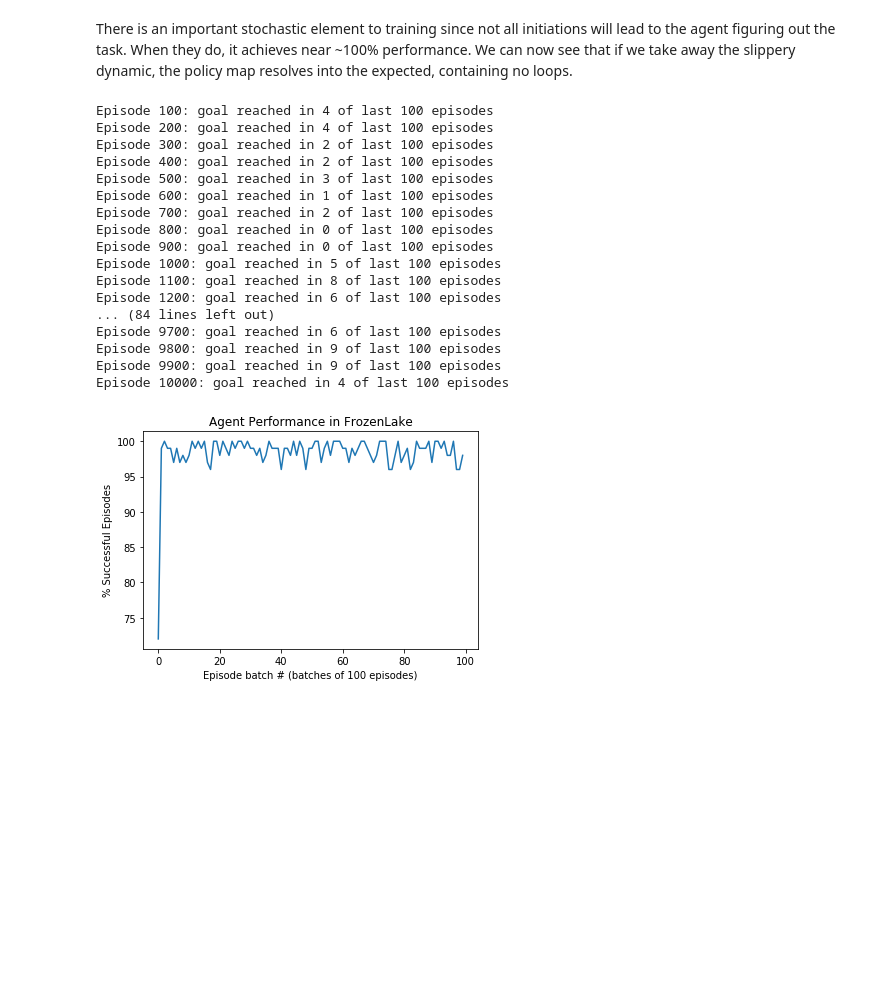
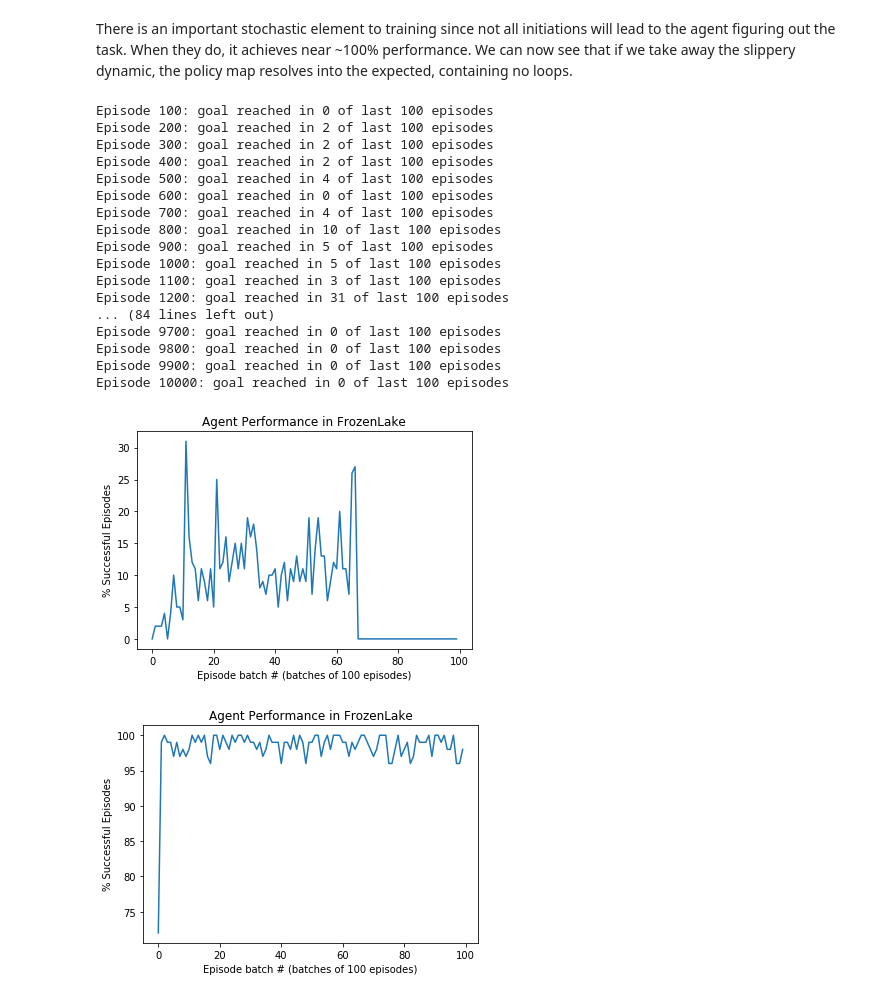
Before and after one commit to andrefmsmith/amsRL_openAIgym, a Jupyter notebook: AMS_FrozenLake.ipynb, the cells around one changed output. Saved outputs shown, nothing was run; the diff lists cells and outputs as text; code cells hidden in the pictures; blank space fills up the shorter version.

```diff
--- a/AMS_FrozenLake.ipynb
+++ b/AMS_FrozenLake.ipynb
@@ -53,14 +53,15 @@ We additionally define functions for selecting actions(**select_action**) and up
 class Agent:
 
     def __init__(self, nA, nS, epsilon=1, epsilon_decay = 0.5, min_epsilon = 0.001, alpha = 0.8,
-                 alpha_decay = 0.99, gamma = 0.95):
+                 alpha_decay = 0.99, gamma = 0.95, alpha_init = 0.8):
         self.nA = nA
         self.nS = nS
         self.Q = np.full((nS, nA), 0.01)
         self.epsilon = epsilon
         self.epsilon_decay = epsilon_decay
         self.min_epsilon = min_epsilon
-        self.alpha = alpha
+        self.alpha_init = alpha_init
+        self.alpha = alpha_init
         self.gamma = gamma
         self.alpha_decay = alpha_decay
 
@@ -81,7 +82,7 @@ class Agent:
             previous_Q = self.Q[state][actions[i]]
             self.Q[state][actions[i]] = previous_Q + self.alpha*(sum(rewards[i:]*discounts[:-(1+i)]) - previous_Q)
 # %%
-def interact_MC(env, agent, num_episodes, window = 100):
+def interact_MC(env, agent, num_episodes, window = 100, alpha_tune=False):
     windowed_rewards = []
     working_rewards = deque(maxlen=window)
     goals = 0
@@ -102,8 +103,8 @@ def interact_MC(env, agent, num_episodes, window = 100):
                 working_rewards.append(sum(ep_rewards))
                 if sum(ep_rewards) >=1:
                     goals += 1
-                if sum(ep_rewards) >= 1:
-                    agent.alpha = max(agent.alpha*0.99,0.02)
+                    if alpha_tune:
+                        agent.alpha = min(agent.alpha + 0.05*goals, 0.999)
                 break
 
         if i_episode % window ==0:
@@ -111,6 +112,7 @@ def interact_MC(env, agent, num_episodes, window = 100):
             if i_episode % (window)==0:
                 print('Episode {}: goal reached in {} of last {} episodes'.format(i_episode, goals, window))
                 goals = 0
+                #agent.alpha = 0.1
 
 
     return windowed_rewards, agent.Q
@@ -523,36 +525,42 @@ There is an important stochastic element to training since not all initiations w
 # %%
 env = gym.make('FrozenLake-v0', is_slippery=True)
 
 nA = env.action_space.n
 nS = env.observation_space.n
 MC_epsilon = 1
 MC_epsilon_min = 0.001
-MC_alpha = 0.1
+MC_alpha = 0.01
 MC_gamma = 1
 MC_epsilon_d = 0.9
 
 env_map_MC, colormap = visualise_terrain(env.render(mode='ansi'), shape=int(math.sqrt(env.observation_space.n)))
 
 agent = Agent(nA=nA, nS=nS, epsilon=MC_epsilon,
-              min_epsilon=MC_epsilon_min, alpha=MC_alpha,
+              min_epsilon=MC_epsilon_min, alpha_init=MC_alpha,
               gamma=MC_gamma, epsilon_decay=MC_epsilon_d)
-rewards_MC, Q_table_MC = interact_MC(env, agent, num_episodes=10000)
+rewards_MC, Q_table_MC = interact_MC(env, agent, num_episodes=10000, window=100, alpha_tune=True)
+
+plt.plot(range(len(rewards_MC)), rewards_MC)
+plt.title('Agent Performance in FrozenLake');
+plt.ylabel('% Successful Episodes');
+plt.xlabel('Episode batch # (batches of 100 episodes)');
 # %% [output]
-Episode 100: goal reached in 4 of last 100 episodes
-Episode 200: goal reached in 4 of last 100 episodes
+Episode 100: goal reached in 0 of last 100 episodes
+Episode 200: goal reached in 2 of last 100 episodes
 Episode 300: goal reached in 2 of last 100 episodes
 Episode 400: goal reached in 2 of last 100 episodes
-Episode 500: goal reached in 3 of last 100 episodes
-Episode 600: goal reached in 1 of last 100 episodes
-Episode 700: goal reached in 2 of last 100 episodes
-Episode 800: goal reached in 0 of last 100 episodes
-Episode 900: goal reached in 0 of last 100 episodes
+Episode 500: goal reached in 4 of last 100 episodes
+Episode 600: goal reached in 0 of last 100 episodes
+Episode 700: goal reached in 4 of last 100 episodes
+Episode 800: goal reached in 10 of last 100 episodes
+Episode 900: goal reached in 5 of last 100 episodes
 Episode 1000: goal reached in 5 of last 100 episodes
-Episode 1100: goal reached in 8 of last 100 episodes
-Episode 1200: goal reached in 6 of last 100 episodes
+Episode 1100: goal reached in 3 of last 100 episodes
+Episode 1200: goal reached in 31 of last 100 episodes
 ... (84 lines left out)
-Episode 9700: goal reached in 6 of last 100 episodes
-Episode 9800: goal reached in 9 of last 100 episodes
-Episode 9900: goal reached in 9 of last 100 episodes
-Episode 10000: goal reached in 4 of last 100 episodes
+Episode 9700: goal reached in 0 of last 100 episodes
+Episode 9800: goal reached in 0 of last 100 episodes
+Episode 9900: goal reached in 0 of last 100 episodes
+Episode 10000: goal reached in 0 of last 100 episodes
+[figure, added]
 # %%
```
Also changed, not shown: parts of 1 cell of this notebook.
